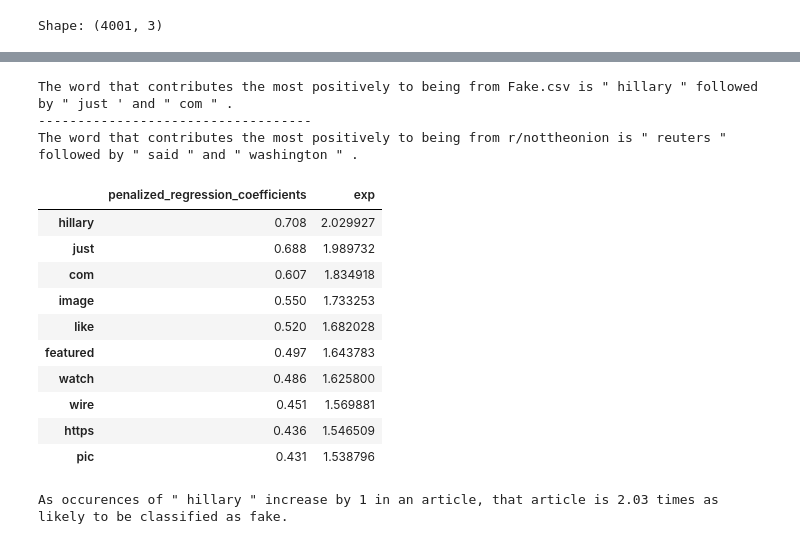
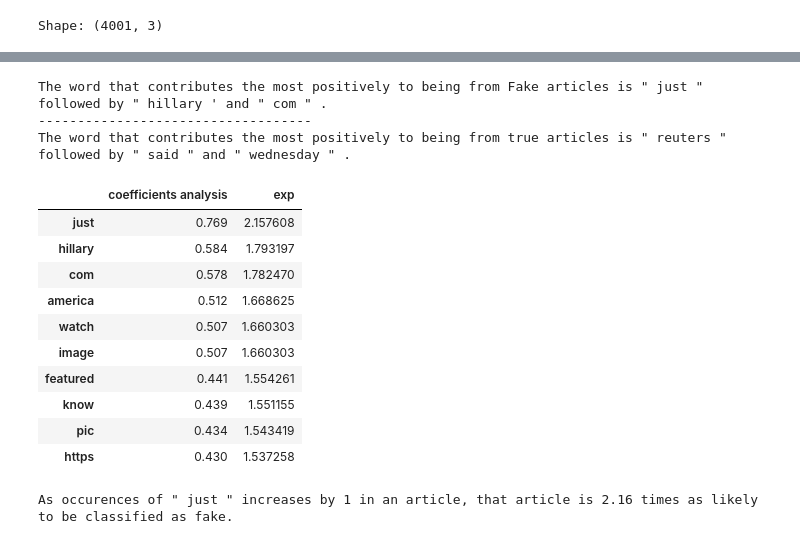
Before and after one commit to hyacob-89/fake_news_detector, a Jupyter notebook: fake_news_detector.ipynb, the cells around one changed output, grey strips where cells are left out. Cells and saved outputs as stored; diff of their text form; code cells hidden in the pictures.

```diff
--- a/fake_news_detector.ipynb
+++ b/fake_news_detector.ipynb
@@ -55,4 +42,4 @@ from sklearn.metrics import accuracy_score, recall_score, precision_score, confu
 # %%
 # Start Spark session
 from pyspark.sql import SparkSession
-spark = SparkSession.builder.appName("NaiveBayes").getOrCreate()
+spark = SparkSession.builder.appName("ModelsAnalysis").getOrCreate()
@@ -575 +442,8 @@ Test score 0.991008991008991
+# %%
+# Customize stop_words to include `fake` so that it doesn't appear
+# in coefficients
+
+stop_words_fake = stop_words.ENGLISH_STOP_WORDS
+stop_words_fake = list(stop_words_fake)
+stop_words_fake.append('fake')
 # %%
@@ -600,17 +467,0 @@ stop_words_onion.append('onion')
-# %%
-lr = LogisticRegression(C = 1.0, solver='liblinear')
-cvec2 = CountVectorizer(stop_words = stop_words_onion)
-
-# Fit and transform the vectorizor
-cvec2.fit(X_train)
-
-Xcvec2_train = cvec2.transform(X_train)
-Xcvec2_test = cvec2.transform(X_test)
-
-# Fit the classifier
-lr.fit(Xcvec2_train,y_train)
-
-# Create the predictions for Y training data
-lr_preds = lr.predict(Xcvec2_test)
-
-print(lr.score(Xcvec2_test, y_test))
@@ -623,13 +474,13 @@ lr_coef = lr_coef[0]
 
 # create dataframe from lasso coef
 lr_coef = pd.DataFrame(np.round_(lr_coef, decimals=3),
-cvec2.get_feature_names(), columns = ["penalized_regression_coefficients"])
+cvec2.get_feature_names(), columns = ["coefficients analysis"])
 
 # sort the values from high to low
-lr_coef = lr_coef.sort_values(by = 'penalized_regression_coefficients',
+lr_coef = lr_coef.sort_values(by = 'coefficients analysis',
 ascending = False)
 
-# Jasmine changing things up here on out! Top half not mine.
+
 # create best and worst performing lasso coef dataframes
 df_head = lr_coef.head(10)
 df_tail = lr_coef.tail(10)
@@ -640,9 +491,9 @@ df_merged = pd.concat([df_head, df_tail], axis=0)
 # plot the sorted dataframe
 fig, ax = plt.subplots()
 fig.set_size_inches(8, 6)
-fig.suptitle('Coefficients!', size=14)
-ax = sns.barplot(x = 'penalized_regression_coefficients', y= df_merged.index,
+fig.suptitle('Coefficients Analysis!', size=14)
+ax = sns.barplot(x = 'coefficients analysis', y= df_merged.index,
 data=df_merged)
-ax.set(xlabel='Penalized Regression Coefficients')
+ax.set(xlabel='coefficients grade of importance')
 plt.tight_layout(pad=3, w_pad=0, h_pad=0);
 # %% [output]
@@ -650,40 +501,40 @@ plt.tight_layout(pad=3, w_pad=0, h_pad=0);
 # %%
-print("The word that contributes the most positively to being from Fake.csv is",
+print("The word that contributes the most positively to being from Fake articles is",
      '"', df_merged.index[0],'"', "followed by",
       '"',df_merged.index[1],"'", "and",
       '"',df_merged.index[2],'"',".")
 
 print("-----------------------------------")
 
-print("The word that contributes the most positively to being from r/nottheonion is",
+print("The word that contributes the most positively to being from true articles is",
       '"',df_merged.index[-1],'"', "followed by",
       '"',df_merged.index[-2],'"', "and",
       '"',df_merged.index[-3],'"',".")
 # %% [output]
-The word that contributes the most positively to being from Fake.csv is " hillary " followed by " just ' and " com " .
+The word that contributes the most positively to being from Fake articles is " just " followed by " hillary ' and " com " .
 -----------------------------------
-The word that contributes the most positively to being from r/nottheonion is " reuters " followed by " said " and " washington " .
+The word that contributes the most positively to being from true articles is " reuters " followed by " said " and " wednesday " .
 # %%
-# Show coefficients that affect Fake csv
+# Show coefficients that affect Fake articles
 df_merged_head = df_merged.head(10)
-exp = df_merged_head['penalized_regression_coefficients'].apply(lambda x: np.exp(x))
+exp = df_merged_head['coefficients analysis'].apply(lambda x: np.exp(x))
 df_merged_head.insert(1, 'exp', exp)
 df_merged_head.sort_values('exp', ascending=False)
 # %% [output]
-|  | penalized_regression_coefficients | exp |
-| hillary | 0.708 | 2.029927 |
-| just | 0.688 | 1.989732 |
-| com | 0.607 | 1.834918 |
-| image | 0.550 | 1.733253 |
-| like | 0.520 | 1.682028 |
-| featured | 0.497 | 1.643783 |
-| watch | 0.486 | 1.625800 |
-| wire | 0.451 | 1.569881 |
-| https | 0.436 | 1.546509 |
-| pic | 0.431 | 1.538796 |
+|  | coefficients analysis | exp |
+| just | 0.769 | 2.157608 |
+| hillary | 0.584 | 1.793197 |
+| com | 0.578 | 1.782470 |
+| america | 0.512 | 1.668625 |
+| watch | 0.507 | 1.660303 |
+| image | 0.507 | 1.660303 |
+| featured | 0.441 | 1.554261 |
+| know | 0.439 | 1.551155 |
+| pic | 0.434 | 1.543419 |
+| https | 0.430 | 1.537258 |
 # %%
-print("As occurences of",'"', df_merged_head.index[0],'"', "increase by 1 in an article, that article is",
+print("As occurences of",'"', df_merged_head.index[0],'"', "increases by 1 in an article, that article is",
       round(df_merged_head['exp'][0],2), "times as likely to be classified as fake.")
 # %% [output]
-As occurences of " hillary " increase by 1 in an article, that article is 2.03 times as likely to be classified as fake.
+As occurences of " just " increases by 1 in an article, that article is 2.16 times as likely to be classified as fake.
 # %%
```
Also changed, not shown: parts of 70 cells of this notebook.
